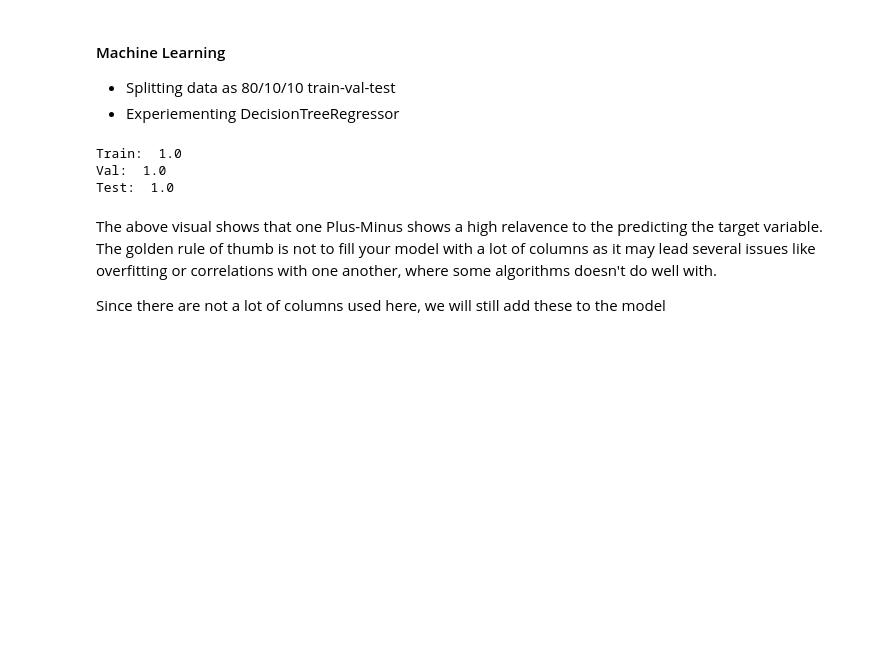
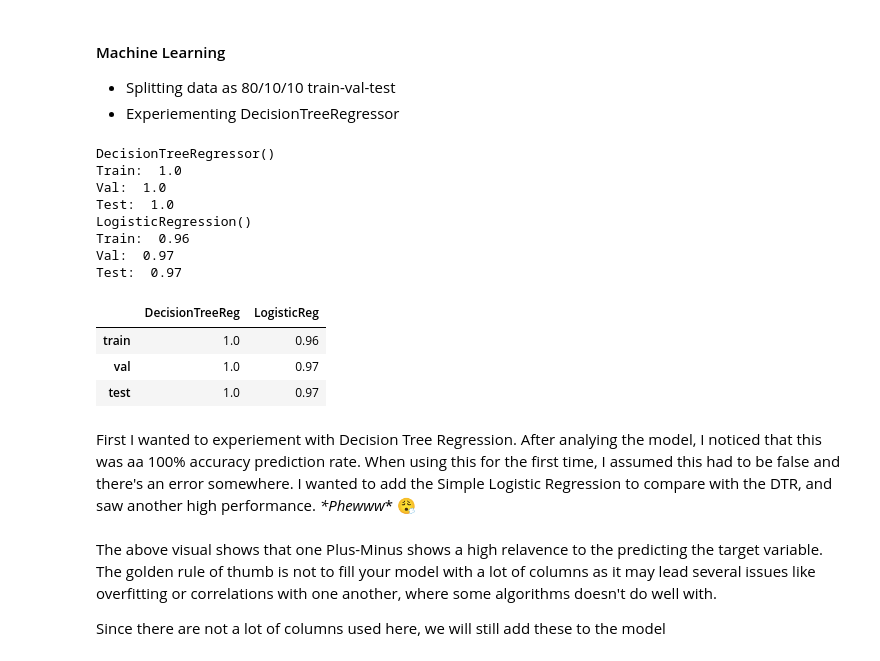
Before and after one commit to MorandR/NBA_Standings, a Jupyter notebook: basketball.ipynb, the cells around one changed output. Drawn from its saved outputs; the diff is of its cells as text; code cells hidden in the pictures; blank space fills up the shorter version.

Commit message:
Fixing Tournament
Completed Game Play.
Adjusted code to condense cells.
Working on KnockOut Round

```diff
--- a/basketball.ipynb
+++ b/basketball.ipynb
@@ -441,9 +441,6 @@ for each in team_abbr:
 
     indicies = list(np.where(full_df['TEAM ABBR'] == each))[0]
     teams[each] = full_df['TEAM'].iloc[indicies[0]]
-# %%
-#Remove after project is completed
-full_df.loc[(full_df['SEASON'] < '2004-05') & (full_df['TEAM'] == 'NEW ORLEANS PELICANS'), 'CONFERENCE'] = 'WESTERN'
 # %% [markdown]
 ##### Statistics Below
 # %%
@@ -525,40 +522,71 @@ norm_df = norm_df.sort_values(by=['SEASON']).reset_index(drop=True)
 quant_features = norm_df.select_dtypes(['category', 'object'])
 qual_features =  norm_df.select_dtypes(['number'])
 
-X = qual_features.drop(columns=['W/L'])
+X = qual_features.drop(columns='W/L')
 y = qual_features['W/L']
 # %%
-# Decision Tree Regression Model
+# Regression Models
 from sklearn.model_selection import train_test_split
-from sklearn.tree import DecisionTreeRegressor as DTR, DecisionTreeClassifier as DTC
+from sklearn.tree import DecisionTreeRegressor as DTR
+from sklearn.linear_model import LogisticRegression
+
+dtreg = DTR()
+logreg = LogisticRegression()
+
+X_train, X_remain, y_train, y_remain = train_test_split(X, y, test_size=0.2, random_state=42) # For training (Take 1)
+X_val, X_test, y_val, y_test = train_test_split(X_remain, y_remain, test_size=0.5, random_state=42)  # For Validating and Testing (Take 2)
 
 
+regression = [DTR(), LogisticRegression()]
 
-# regression = DTR()
-regression = DTC(criterion='gini')
+y_pred = [] # For training
+y_pred1 = [] # For validating and testing
 
-X_train, X_remain, y_train, y_remain = train_test_split(X, y, test_size=0.2, random_state=42)
+scores = []
 
-regression.fit(X_train,y_train)
-y_pred = regression.predict(X_remain)
+for each in regression:
+    print(each)
+    # Training
+    each.fit(X_train, y_train)
+    y_pred.append(each.predict(X_remain))
 
-feature_importances = regression.feature_importances_
+    if type(each) == 'sklearn.tree._classes.DecisionTreeRegressor':
+        feature_importances = dtreg.feature_importances_
 
+   # Validating - Testing
+    each.fit(X_val, y_val)
+    y_pred1.append(each.predict(X_test))
 
+    train_score = round(each.score(X_train,y_train), 2)
+    val_score = round(each.score(X_val,y_val), 2)
+    test_score = round(each.score(X_test,y_test), 2)
 
+    print('Train: ', train_score)
+    print('Val: ', val_score)
+    print('Test: ', test_score)
 
-X_val, X_test, y_val, y_test = train_test_split(X_remain, y_remain, test_size=0.2, random_state=42) # 0.25
-
-regression.fit(X_val,y_val)
-y_pred1 = regression.predict(X_test)
-
-print('Train: ', round(regression.score(X_train,y_train), 2))
-print('Val: ', round(regression.score(X_val,y_val), 2))
-print('Test: ', round(regression.score(X_test,y_test), 2))
+    scores.append([ train_score, val_score, test_score])
 # %% [output]
+DecisionTreeRegressor()
 Train:  1.0
 Val:  1.0
 Test:  1.0
+LogisticRegression()
+Train:  0.96
+Val:  0.97
+Test:  0.97
+# %%
+score_df = pd.DataFrame({"DecisionTreeReg": scores[0] , "LogisticReg" : scores[1]}, index= ['train', 'val', 'test'])
+score_df
+# %% [output]
+|  | DecisionTreeReg | LogisticReg |
+| train | 1.0 | 0.96 |
+| val | 1.0 | 0.97 |
+| test | 1.0 | 0.97 |
+# %% [markdown]
+First I wanted to experiement with Decision Tree Regression. After analying the model, I noticed that this was aa 100% accuracy prediction rate. When using this for the first time, I assumed this had to be false and there's an error somewhere.
+I wanted to add the Simple Logistic Regression to compare with the DTR, and saw another high performance.
+*\*Phewww*\* 😮‍💨
 # %%
 # Finding important features in the dataframe
 fi_char = pd.DataFrame( {'Events' : X.columns, 'Importance': feature_importances})
```
Also changed, not shown: parts of 15 cells of this notebook, 1 other file.
